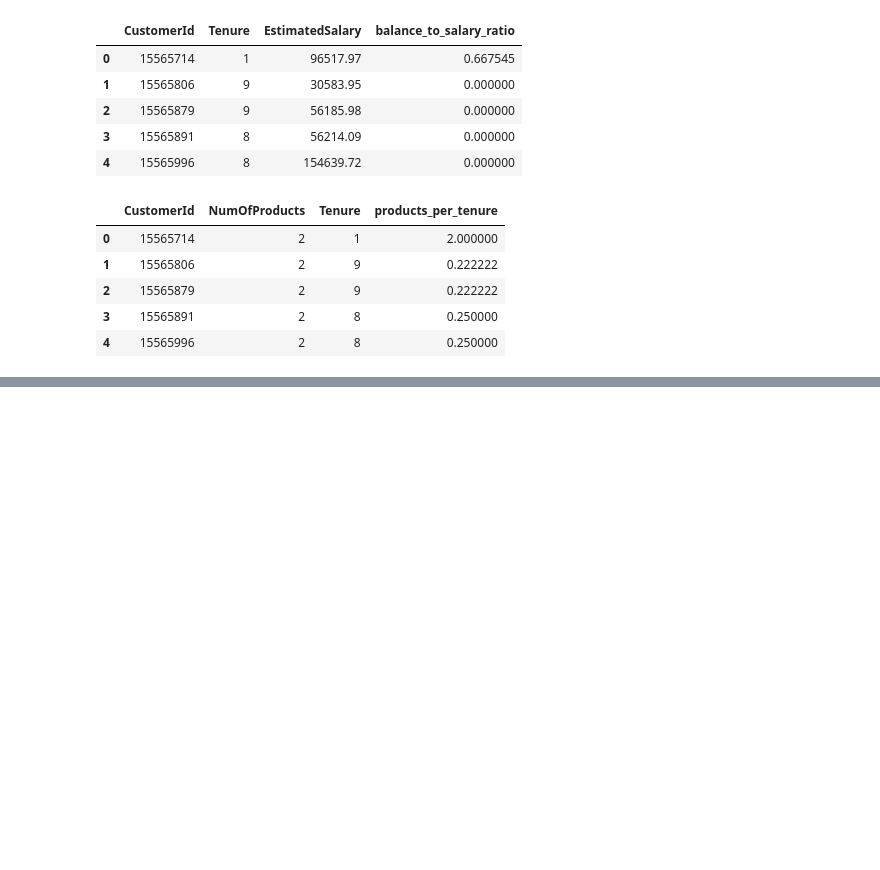
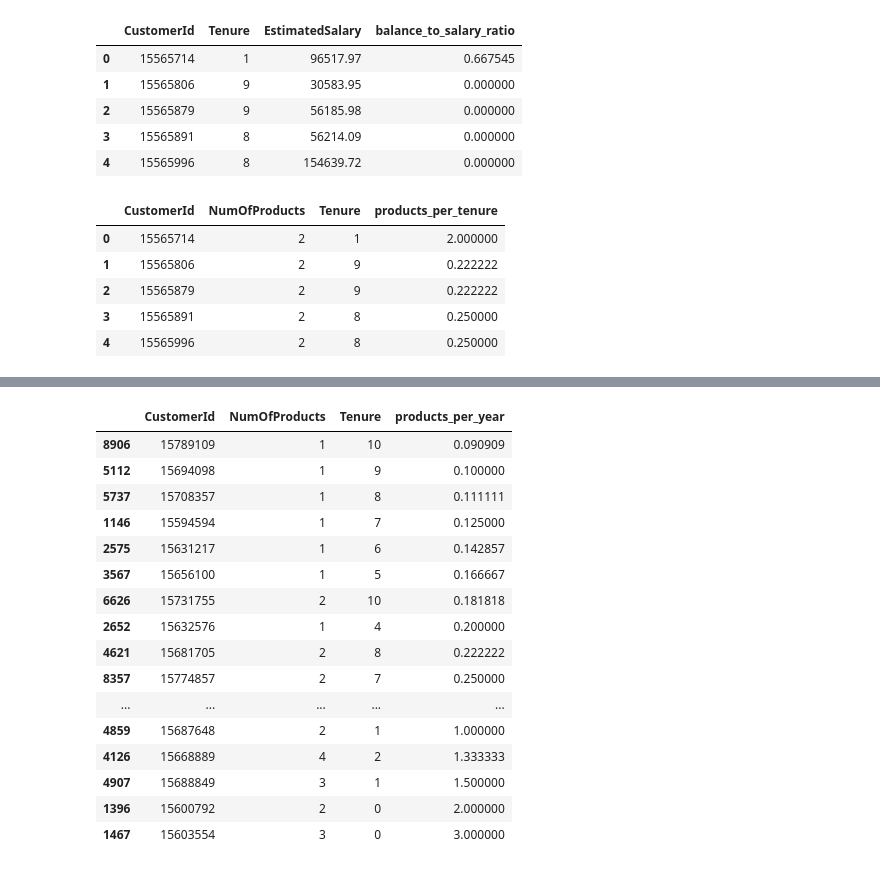
Before and after one commit to emso-exe/Churn_clientes_de_banco, a Jupyter notebook: notebooks/002_feature_engineering.ipynb, the cells around one changed output, grey strips where cells are left out. Cells and saved outputs as stored; diff of their text form; code cells hidden in the pictures; blank space fills up the shorter version.

```diff
--- a/notebooks/002_feature_engineering.ipynb
+++ b/notebooks/002_feature_engineering.ipynb
@@ -217,0 +311,8 @@ df_temp.groupby('is_active_with_card').sample(1)
+# %%
+# credit_balance_interaction - interação entre score de crédito e saldo, para capturar a combinação de saúde
+# financeira e engajamento do cliente
+
+df['credit_balance_interaction'] = df['CreditScore'] * df['Balance']
+
+df_temp = df[['CustomerId', 'CreditScore', 'Balance', 'credit_balance_interaction']]
+df_temp.groupby('credit_balance_interaction').sample(1)
@@ -217,0 +333,8 @@ df_temp.groupby('is_active_with_card').sample(1)
+# %%
+# credit_products_interaction - interação entre score de crédito e número de produtos, para capturar a combinação
+# de saúde financeira e engajamento do cliente
+
+df['credit_products_interaction'] = df['CreditScore'] * df['NumOfProducts']
+
+df_temp = df[['CustomerId', 'CreditScore', 'NumOfProducts', 'credit_products_interaction']]
+df_temp.groupby('credit_products_interaction').sample(1)
@@ -217,0 +355,27 @@ df_temp.groupby('is_active_with_card').sample(1)
+# %%
+# products_per_year - relação entre o número de produtos contratados e o tempo de relacionamento com o banco em
+# anos, para identificar clientes que possuem poucos produtos em relação ao tempo que estão com o banco, o que
+# pode indicar baixo engajamento e potencial risco de churn
+
+df['products_per_year'] = df['NumOfProducts'] / (df['Tenure'] + 1)
+
+df_temp = df[['CustomerId', 'NumOfProducts', 'Tenure', 'products_per_year']]
+df_temp.groupby('products_per_year').sample(1)
+# %% [output]
+|  | CustomerId | NumOfProducts | Tenure | products_per_year |
+| 8906 | 15789109 | 1 | 10 | 0.090909 |
+| 5112 | 15694098 | 1 | 9 | 0.100000 |
+| 5737 | 15708357 | 1 | 8 | 0.111111 |
+| 1146 | 15594594 | 1 | 7 | 0.125000 |
+| 2575 | 15631217 | 1 | 6 | 0.142857 |
+| 3567 | 15656100 | 1 | 5 | 0.166667 |
+| 6626 | 15731755 | 2 | 10 | 0.181818 |
+| 2652 | 15632576 | 1 | 4 | 0.200000 |
+| 4621 | 15681705 | 2 | 8 | 0.222222 |
+| 8357 | 15774857 | 2 | 7 | 0.250000 |
+| ... | ... | ... | ... | ... |
+| 4859 | 15687648 | 2 | 1 | 1.000000 |
+| 4126 | 15668889 | 4 | 2 | 1.333333 |
+| 4907 | 15688849 | 3 | 1 | 1.500000 |
+| 1396 | 15600792 | 2 | 0 | 2.000000 |
+| 1467 | 15603554 | 3 | 0 | 3.000000 |
```
Also changed, not shown: parts of 31 cells of this notebook.
